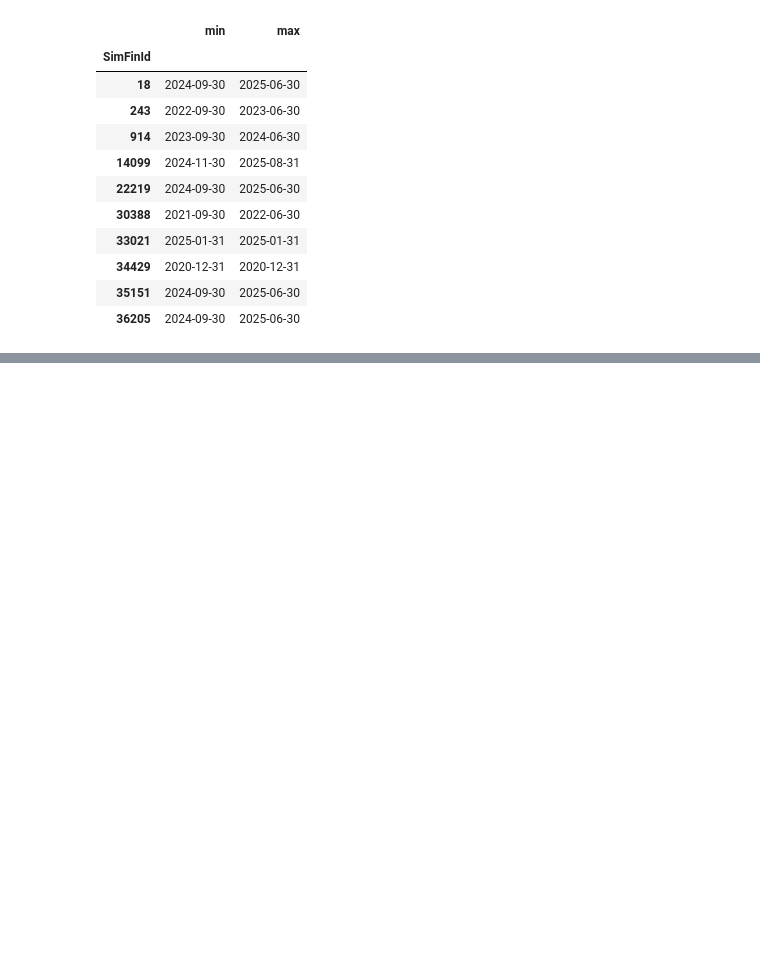
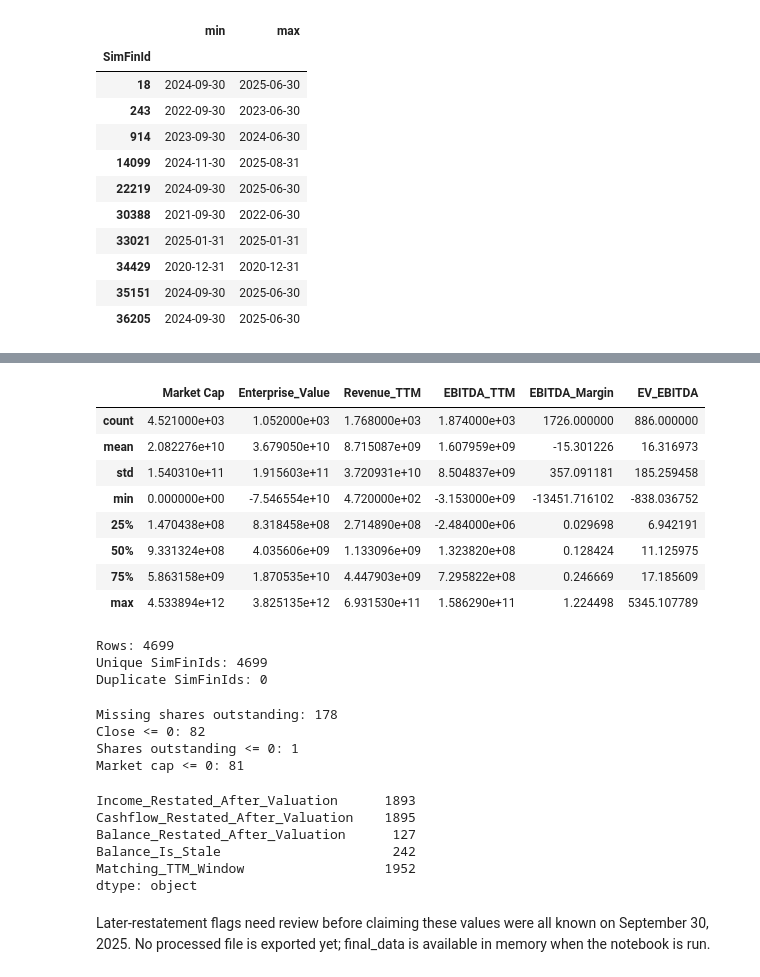
Before and after one commit to finnrcase/Econ_430_proj_1, a Jupyter notebook: notebooks/01_build_dataset.ipynb, the cells around one changed output, grey strips where cells are left out. Saved outputs shown, nothing was run; the diff lists cells and outputs as text; code cells hidden in the pictures; blank space fills up the shorter version.

```diff
--- a/notebooks/01_build_dataset.ipynb
+++ b/notebooks/01_build_dataset.ipynb
@@ -528,0 +940,4 @@ cashflow_latest4.groupby('SimFinId').size().value_counts()
+# %%
+company_info = companies[['SimFinId', 'Ticker', 'Company Name', 'IndustryId', 'Market']].copy()
+company_info = company_info.rename(columns={'Ticker': 'Company_Ticker'})
+company_info['SimFinId'].duplicated().sum()
@@ -528,0 +946,3 @@ cashflow_latest4.groupby('SimFinId').size().value_counts()
+# %%
+final_data = final_data.merge(company_info, on='SimFinId', how='left', validate='one_to_one')
+print('After company-information merge:', final_data.shape)
@@ -528,0 +951,4 @@ cashflow_latest4.groupby('SimFinId').size().value_counts()
+# %%
+missing_ticker = final_data['Ticker'].isnull()
+final_data.loc[missing_ticker, 'Ticker'] = final_data.loc[missing_ticker, 'Company_Ticker']
+final_data = final_data.drop(columns=['Company_Ticker'])
@@ -528,0 +959,4 @@ cashflow_latest4.groupby('SimFinId').size().value_counts()
+# %%
+final_data['log_Market_Cap'] = np.nan
+positive_market_cap = final_data['Market Cap'] > 0
+final_data.loc[positive_market_cap, 'log_Market_Cap'] = np.log(final_data.loc[positive_market_cap, 'Market Cap'])
@@ -528,0 +998,41 @@ cashflow_latest4.groupby('SimFinId').size().value_counts()
+# %%
+final_data[['Market Cap', 'Enterprise_Value', 'Revenue_TTM', 'EBITDA_TTM', 'EBITDA_Margin', 'EV_EBITDA']].describe()
+# %% [output]
+|  | Market Cap | Enterprise_Value | Revenue_TTM | EBITDA_TTM | EBITDA_Margin | EV_EBITDA |
+| count | 4.521000e+03 | 1.052000e+03 | 1.768000e+03 | 1.874000e+03 | 1726.000000 | 886.000000 |
+| mean | 2.082276e+10 | 3.679050e+10 | 8.715087e+09 | 1.607959e+09 | -15.301226 | 16.316973 |
+| std | 1.540310e+11 | 1.915603e+11 | 3.720931e+10 | 8.504837e+09 | 357.091181 | 185.259458 |
+| min | 0.000000e+00 | -7.546554e+10 | 4.720000e+02 | -3.153000e+09 | -13451.716102 | -838.036752 |
+| 25% | 1.470438e+08 | 8.318458e+08 | 2.714890e+08 | -2.484000e+06 | 0.029698 | 6.942191 |
+| 50% | 9.331324e+08 | 4.035606e+09 | 1.133096e+09 | 1.323820e+08 | 0.128424 | 11.125975 |
+| 75% | 5.863158e+09 | 1.870535e+10 | 4.447903e+09 | 7.295822e+08 | 0.246669 | 17.185609 |
+| max | 4.533894e+12 | 3.825135e+12 | 6.931530e+11 | 1.586290e+11 | 1.224498 | 5345.107789 |
+# %%
+print('Rows:', final_data.shape[0])
+print('Unique SimFinIds:', final_data['SimFinId'].nunique())
+print('Duplicate SimFinIds:', final_data['SimFinId'].duplicated().sum())
+# %% [output]
+Rows: 4699
+Unique SimFinIds: 4699
+Duplicate SimFinIds: 0
+# %%
+print('Missing shares outstanding:', final_data['Shares Outstanding'].isnull().sum())
+print('Close <= 0:', (final_data['Close'] <= 0).sum())
+print('Shares outstanding <= 0:', (final_data['Shares Outstanding'] <= 0).sum())
+print('Market cap <= 0:', (final_data['Market Cap'] <= 0).sum())
+# %% [output]
+Missing shares outstanding: 178
+Close <= 0: 82
+Shares outstanding <= 0: 1
+Market cap <= 0: 81
+# %%
+final_data[['Income_Restated_After_Valuation', 'Cashflow_Restated_After_Valuation', 'Balance_Restated_After_Valuation', 'Balance_Is_Stale', 'Matching_TTM_Window']].sum()
+# %% [output]
+Income_Restated_After_Valuation      1893
+Cashflow_Restated_After_Valuation    1895
+Balance_Restated_After_Valuation      127
+Balance_Is_Stale                      242
+Matching_TTM_Window                  1952
+dtype: object
+# %% [markdown]
+Later-restatement flags need review before claiming these values were all known on September 30, 2025. No processed file is exported yet; final_data is available in memory when the notebook is run.
```
Also changed, not shown: parts of 100 cells of this notebook.
